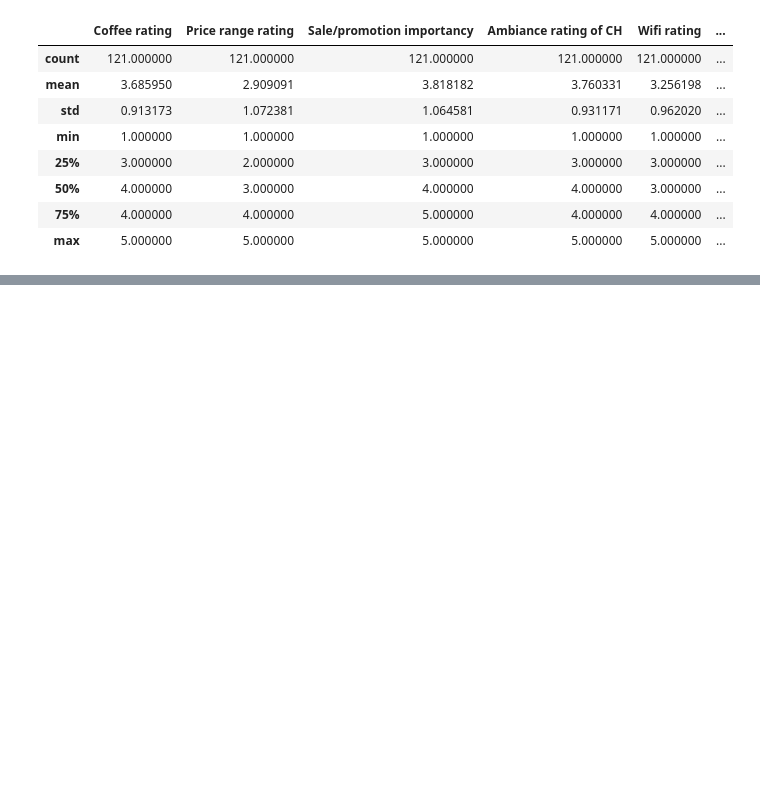
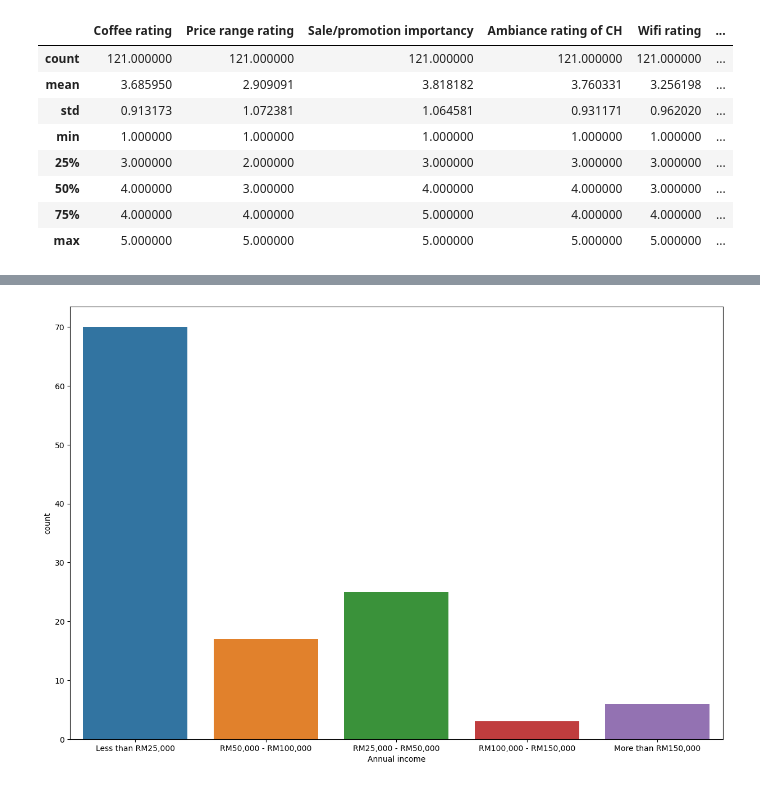
Before and after one commit to Joakimanochie/Data_analytics, a Jupyter notebook: Coffee house retention analysis.ipynb, the cells around one changed output, grey strips where cells are left out. Drawn from its saved outputs; the diff is of its cells as text; code cells hidden in the pictures; blank space fills up the shorter version.

```diff
--- a/Coffee house retention analysis.ipynb
+++ b/Coffee house retention analysis.ipynb
@@ -165,0 +181,6 @@ coffee_house_data.describe()
+# %%
+fig, ax = plt.subplots(figsize=(15, 10))
+sns.countplot(x='Annual income', data = coffee_house_data)
+plt.show()
+# %% [output]
+[figure, added]
```
Also changed, not shown: parts of 3 cells of this notebook.
